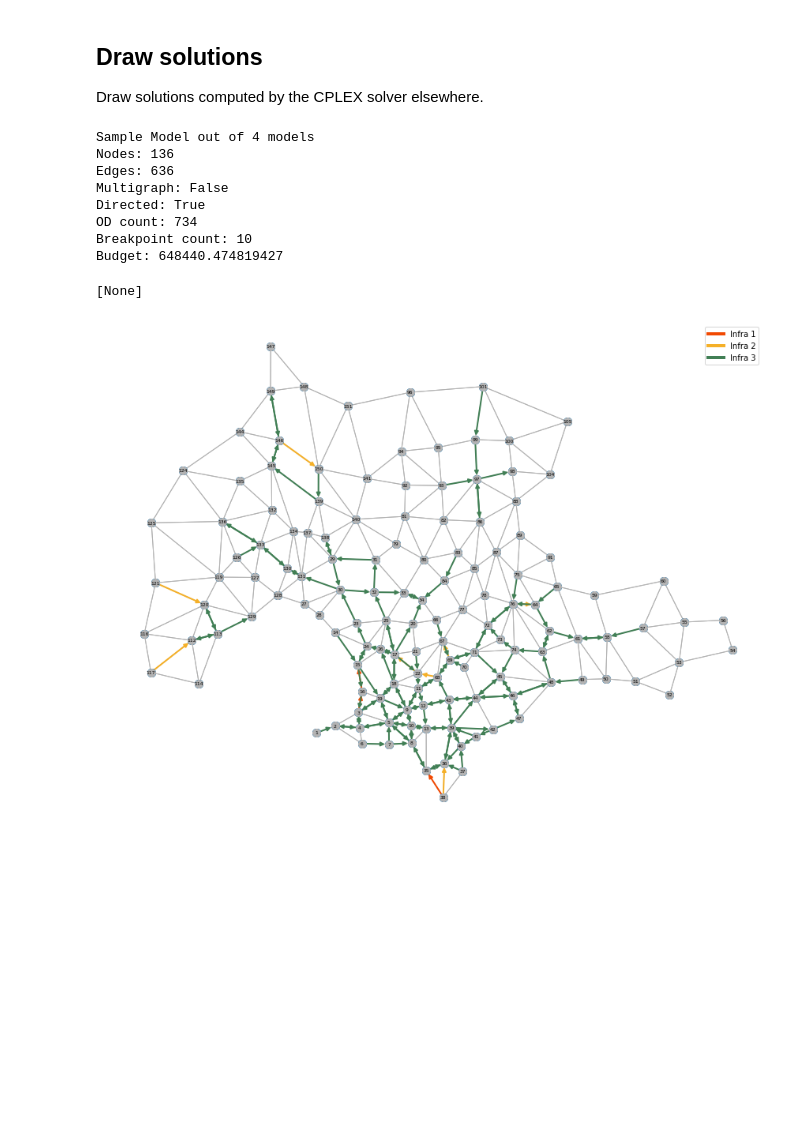
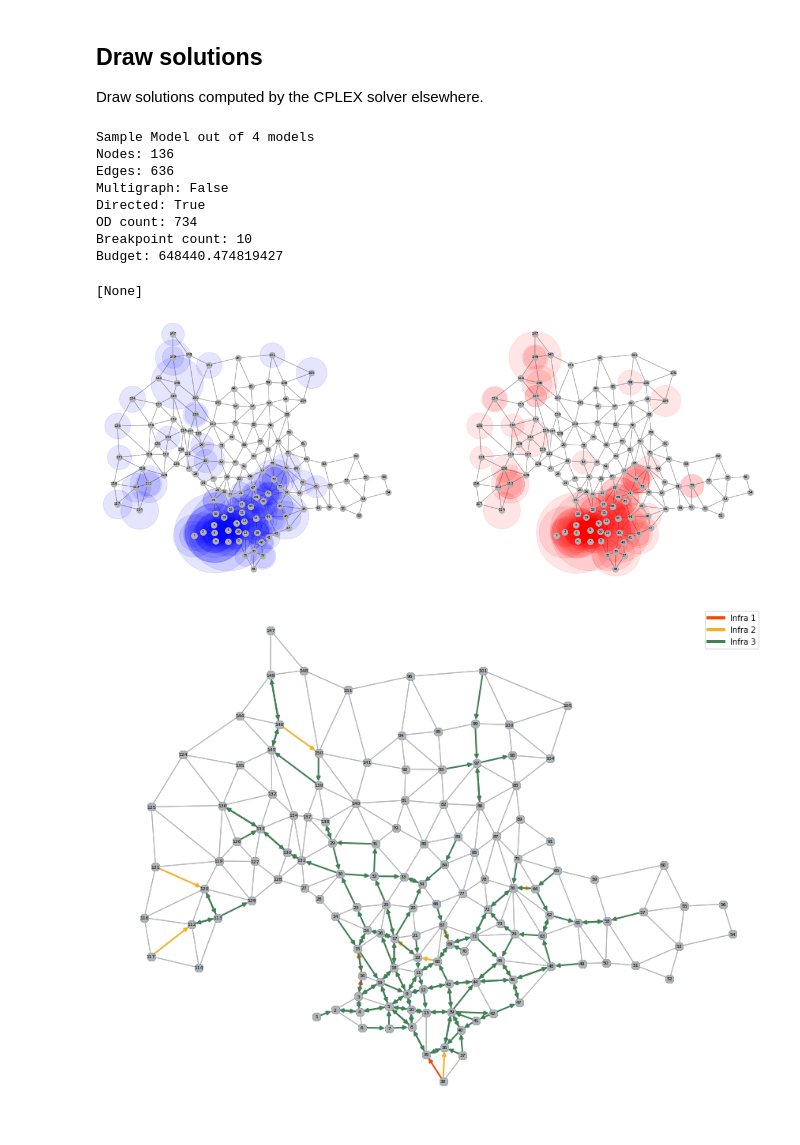
Before and after one commit to joaquinco/bicycle-network-design, a Jupyter notebook: notebooks/Montevideo.ipynb, the cells around one changed output. Saved outputs shown, nothing was run; the diff lists cells and outputs as text; code cells hidden in the pictures; blank space fills up the shorter version.

```diff
--- a/notebooks/Montevideo.ipynb
+++ b/notebooks/Montevideo.ipynb
@@ -55,11 +55,14 @@ def draw_demand_weight(
     destination_color='red',
     circle_factor=100,
     alpha=0.1,
+    show_top=300,
 ):
     """
     Draw circles based on demand.
     """
-    _, _, demands = zip(*model.odpairs)
+    odpairs = sorted(model.odpairs, key=lambda x:x[2], reverse=True)[:show_top]
+
+    _, _, demands = zip(*odpairs)
     max_demand = max(demands)
     min_demand = min(demands)
 
@@ -69,7 +72,7 @@ def draw_demand_weight(
 
     scatter = partial(ax.scatter, alpha=alpha)
 
-    for orig, dest, demand in model.odpairs:
+    for orig, dest, demand in odpairs:
         size = get_factor(demand)
 
         if origin_color:
@@ -81,34 +84,35 @@ def draw_demand_weight(
 # %%
 sample_model = instances[0][0]
 sample_graph = sample_model.graph
 
 print(f'Sample Model out of', len(instances), 'models')
 print(f'Nodes: {sample_graph.number_of_nodes()}')
 print(f'Edges: {sample_graph.number_of_edges()}')
 print(f'Multigraph: {sample_graph.is_multigraph()}')
 print(f'Directed: {sample_graph.is_directed()}')
 print(f'OD count: {len(sample_model.odpairs)}')
 print(f'Breakpoint count: {len(sample_model.breakpoints)}')
 print(f'Budget: {sample_model.budget}')
 
 fig, axs = plt.subplots(nrows=1, ncols=2)
 bc.draw.draw(sample_model, odpairs=False, ax=axs[0], **split_draw_config)
-draw_demand_weight(axs[0], sample_model, destination_color=None)
+draw_demand_weight(axs[0], sample_model, destination_color=None, show_top=100)
 
 bc.draw.draw(sample_model, odpairs=False, ax=axs[1], **split_draw_config)
-draw_demand_weight(axs[1], sample_model, origin_color=None)
+draw_demand_weight(axs[1], sample_model, origin_color=None, show_top=100)
 
-fig.set(size_inches=(20, 10))
+fig.set(size_inches=(20, 8))
 # %% [output]
 Sample Model out of 4 models
 Nodes: 136
 Edges: 636
 Multigraph: False
 Directed: True
 OD count: 734
 Breakpoint count: 10
 Budget: 648440.474819427
 [None]
+[figure, added]
 # %%
 model, solution = instances[0]
 
```
Also changed, not shown: parts of 1 cell of this notebook, 11 other files.
